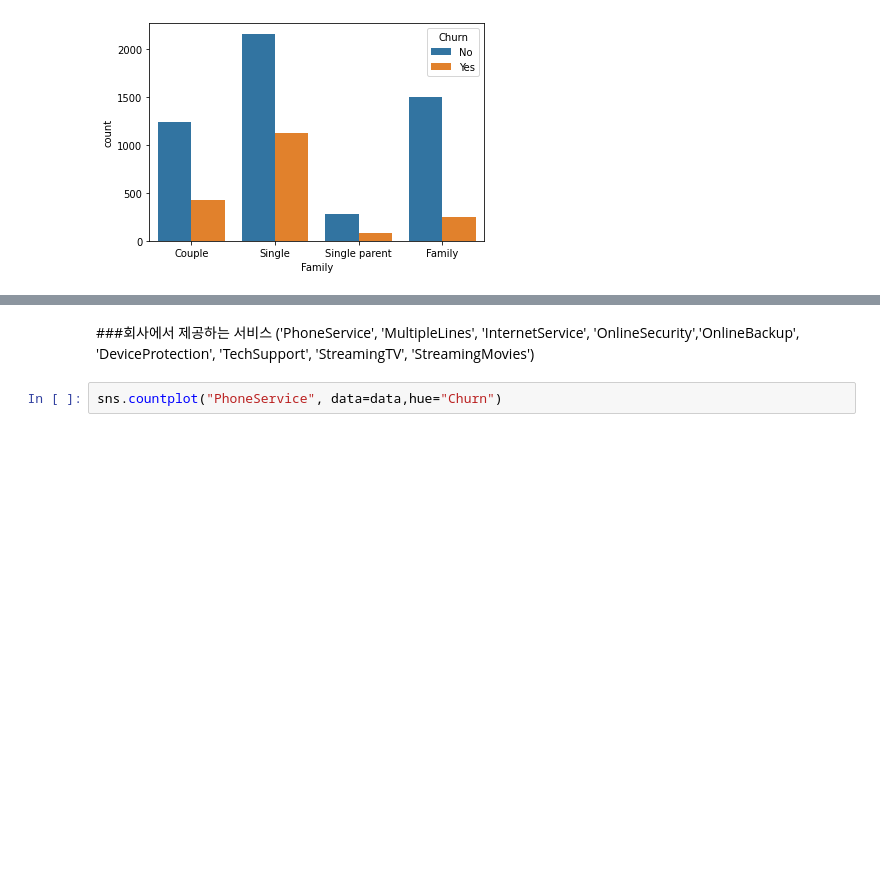
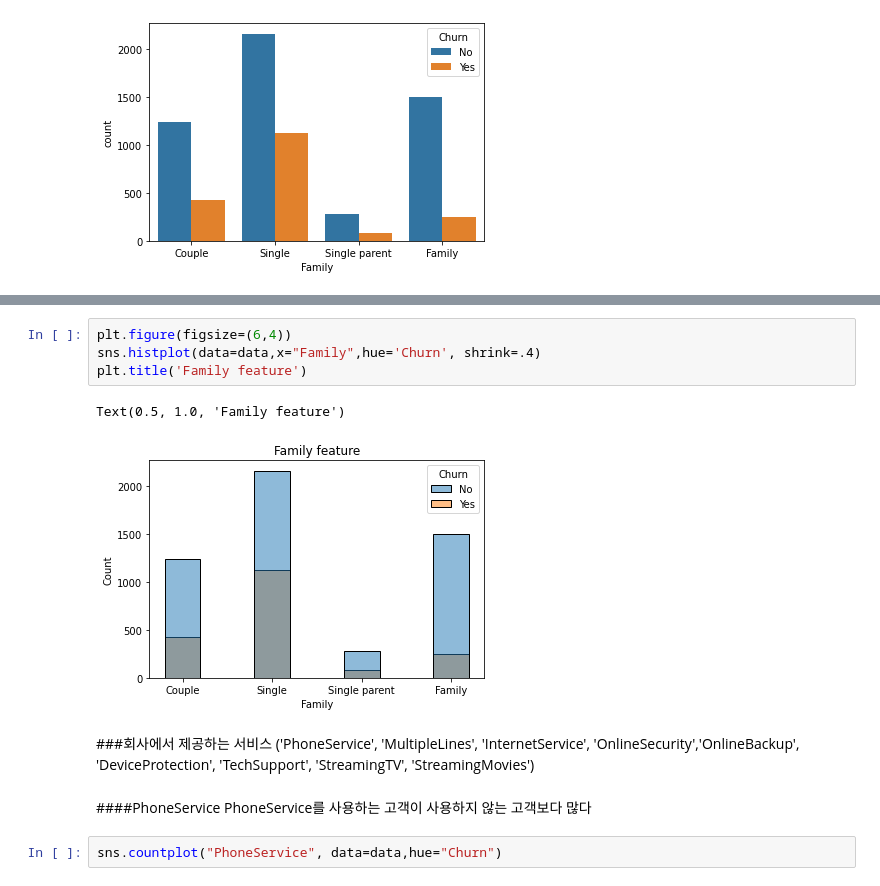
Before and after one commit to songhyun7597/ITB2022, a Jupyter notebook: 통신사_이탈_데이터.ipynb, the cells around one changed output, grey strips where cells are left out. Saved outputs shown, nothing was run; the diff lists cells and outputs as text; blank space fills up the shorter version.

```diff
--- a/통신사_이탈_데이터.ipynb
+++ b/통신사_이탈_데이터.ipynb
@@ -256,6 +292,16 @@ Family(Partner有 / Defendents有)의 이탈률 비중이 제일 적고, Single(
+# %%
+plt.figure(figsize=(6,4))
+sns.histplot(data=data,x="Family",hue='Churn', shrink=.4)
+plt.title('Family feature')
+# %% [output]
+Text(0.5, 1.0, 'Family feature')
+[figure, added]
 # %% [markdown]
 ###회사에서 제공하는 서비스
 ('PhoneService', 'MultipleLines', 'InternetService', 'OnlineSecurity','OnlineBackup', 'DeviceProtection', 'TechSupport', 'StreamingTV', 'StreamingMovies')
+# %% [markdown]
+####PhoneService
+PhoneService를 사용하는 고객이 사용하지 않는 고객보다 많다
 # %%
 sns.countplot("PhoneService", data=data,hue="Churn")
 # %% [output]
```
Also changed, not shown: parts of 55 cells of this notebook.
